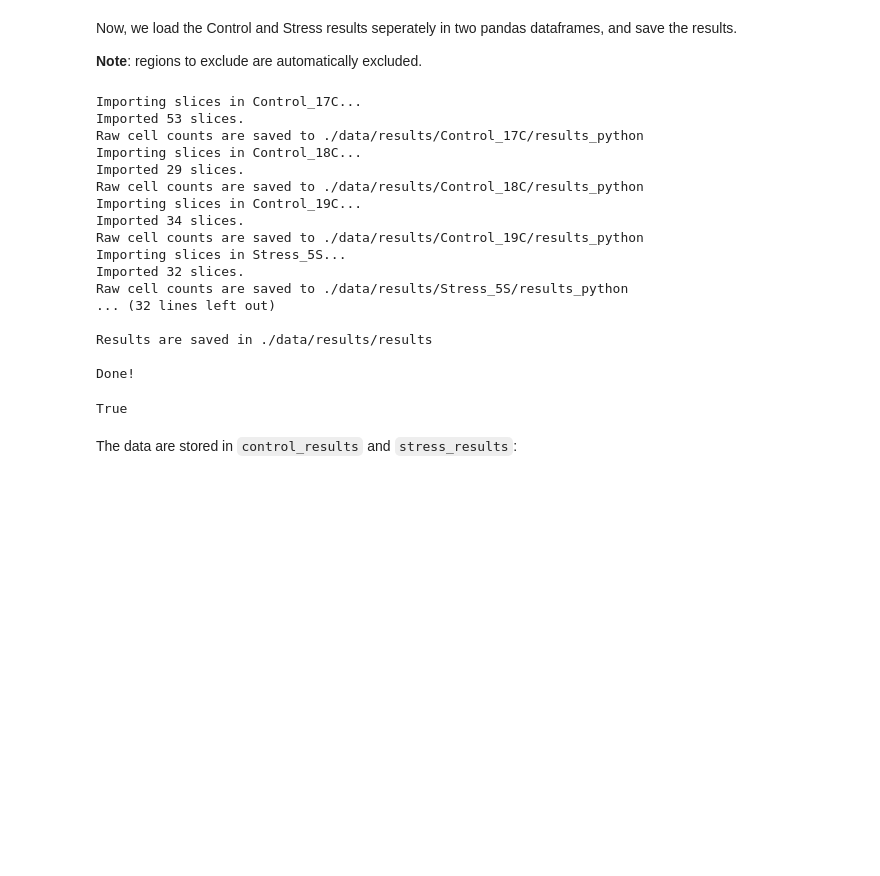
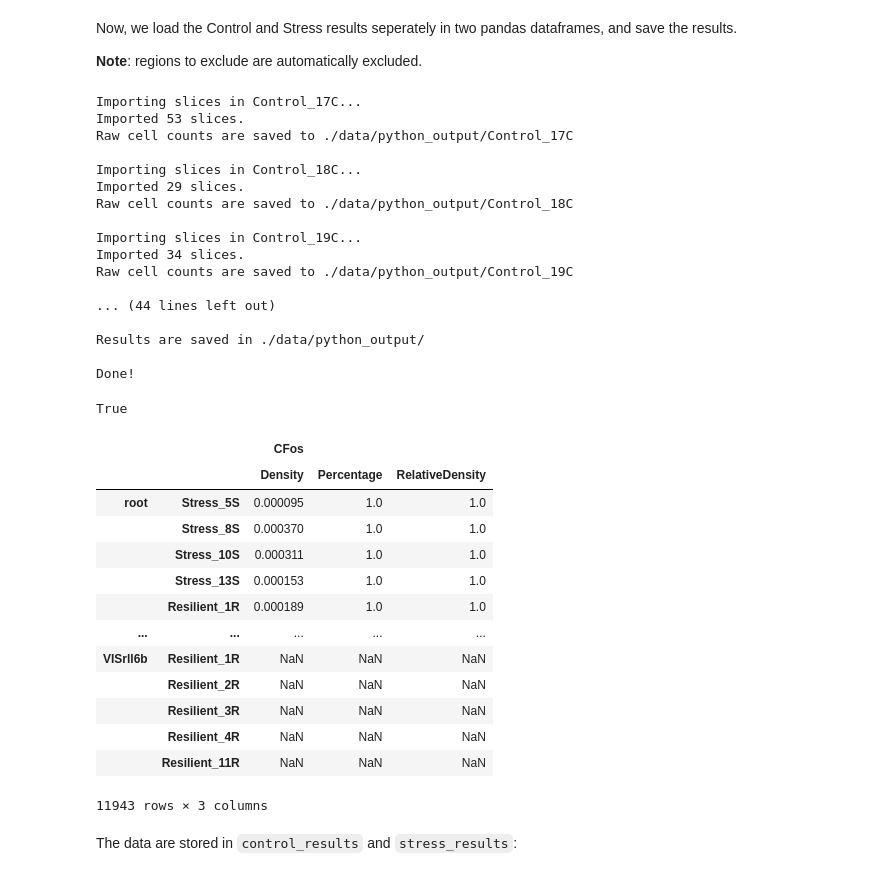
Before and after one commit to greenpolo/BraiAn, a Jupyter notebook: CFOS_cell_counts_CvS.ipynb, the cells around one changed output. Saved outputs shown, nothing was run; the diff lists cells and outputs as text; code cells hidden in the pictures; blank space fills up the shorter version.

````diff
--- a/CFOS_cell_counts_CvS.ipynb
+++ b/CFOS_cell_counts_CvS.ipynb
@@ -111,33 +122,49 @@ Now, we load the Control and Stress results seperately in two pandas dataframes,
 # %%
 # Load cell counts
 control_results = collect_and_analyze_cell_counts(animals_root, control_dirs, AllenBrain,
-                                                    area_key, tracer_key, marker_key)
+                                                    area_key, tracer_key, marker_key, data_output_path)
 stress_results = collect_and_analyze_cell_counts(animals_root, stress_dirs, AllenBrain,
-                                                    area_key, tracer_key, marker_key)
+                                                    area_key, tracer_key, marker_key, data_output_path)
 
 # Save results
-output_path = os.path.join(animals_root, 'results')
-save_results(control_results, output_path, 'results_cell_counts_C.txt')
-save_results(stress_results, output_path, 'results_cell_counts_S.txt')
+save_results(control_results, data_output_path, 'results_cell_counts_C.csv')
+save_results(stress_results, data_output_path, 'results_cell_counts_S.csv')
 # %% [output]
 Importing slices in Control_17C...
 Imported 53 slices.
-Raw cell counts are saved to ./data/results/Control_17C/results_python
+Raw cell counts are saved to ./data/python_output/Control_17C
+
 Importing slices in Control_18C...
 Imported 29 slices.
-Raw cell counts are saved to ./data/results/Control_18C/results_python
+Raw cell counts are saved to ./data/python_output/Control_18C
+
 Importing slices in Control_19C...
 Imported 34 slices.
-Raw cell counts are saved to ./data/results/Control_19C/results_python
-Importing slices in Stress_5S...
-Imported 32 slices.
-Raw cell counts are saved to ./data/results/Stress_5S/results_python
-... (32 lines left out)
+Raw cell counts are saved to ./data/python_output/Control_19C
 
-Results are saved in ./data/results/results
+... (44 lines left out)
+
+Results are saved in ./data/python_output/
 
 Done!
 True
+# %%
+stress_results
+# %% [output]
+|  |  | CFos |  |  |
+|  |  | Density | Percentage | RelativeDensity |
+| root | Stress_5S | 0.000095 | 1.0 | 1.0 |
+|  | Stress_8S | 0.000370 | 1.0 | 1.0 |
+|  | Stress_10S | 0.000311 | 1.0 | 1.0 |
+|  | Stress_13S | 0.000153 | 1.0 | 1.0 |
+|  | Resilient_1R | 0.000189 | 1.0 | 1.0 |
+| ... | ... | ... | ... | ... |
+| VISrll6b | Resilient_1R | NaN | NaN | NaN |
+|  | Resilient_2R | NaN | NaN | NaN |
+|  | Resilient_3R | NaN | NaN | NaN |
+|  | Resilient_4R | NaN | NaN | NaN |
+|  | Resilient_11R | NaN | NaN | NaN |
+11943 rows × 3 columns
 # %% [markdown]
 The data are stored in ```control_results``` and ```stress_results```:
 # %% [markdown]
````
Also changed, not shown: parts of 13 cells of this notebook, 2 other files.
